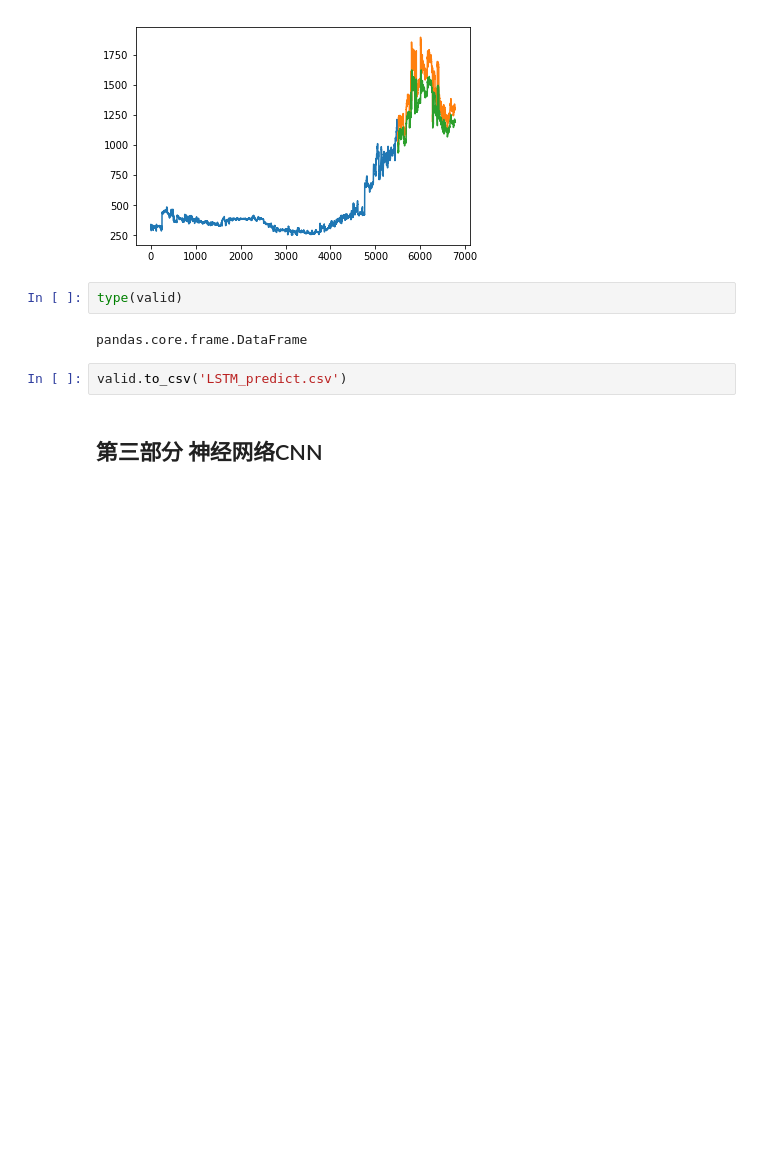
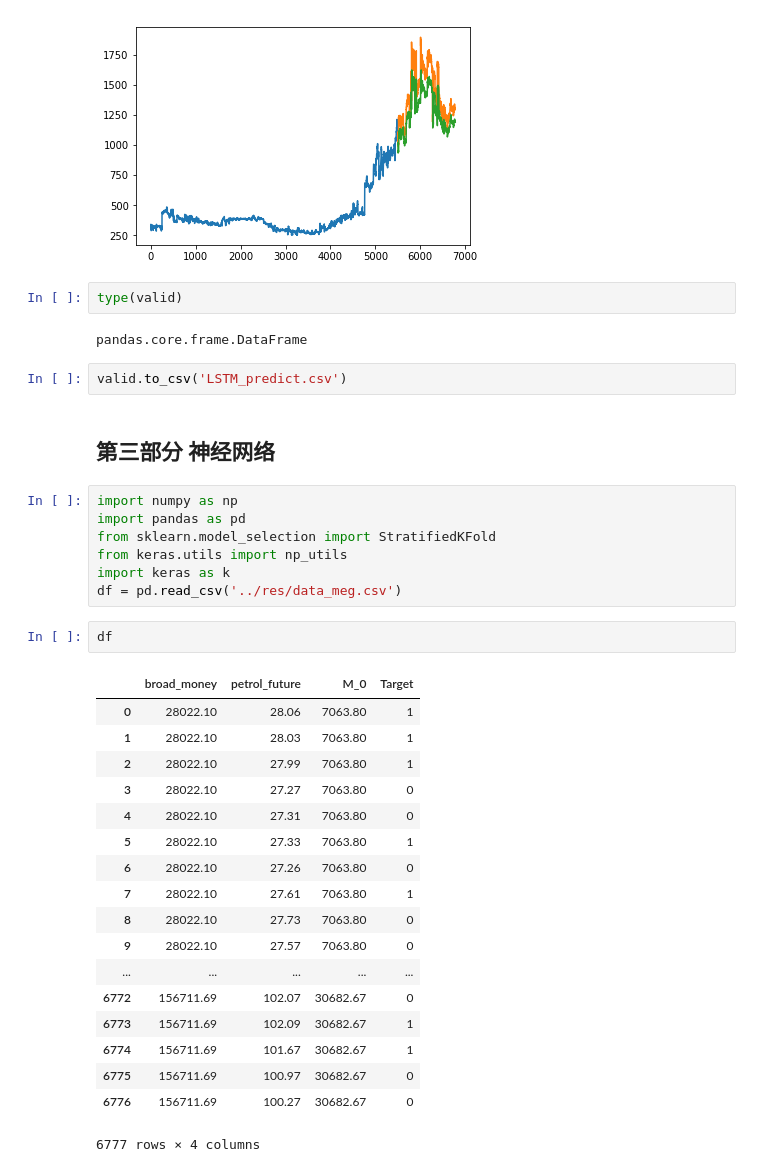
Before and after one commit to SimpleLonely/1218, a Jupyter notebook: src/Keras.ipynb, the cells around one changed output. Saved outputs shown, nothing was run; the diff lists cells and outputs as text; blank space fills up the shorter version.

```diff
--- a/src/Keras.ipynb
+++ b/src/Keras.ipynb
@@ -192,4 +192,32 @@ pandas.core.frame.DataFrame
 # %%
 valid.to_csv('LSTM_predict.csv')
 # %% [markdown]
-## 第三部分 神经网络CNN
+## 第三部分 神经网络
+# %%
+import numpy as np
+import pandas as pd
+from sklearn.model_selection import StratifiedKFold
+from keras.utils import np_utils
+import keras as k
+df = pd.read_csv('../res/data_meg.csv')
+# %%
+df
+# %% [output]
+|  | broad_money | petrol_future | M_0 | Target |
+| 0 | 28022.10 | 28.06 | 7063.80 | 1 |
+| 1 | 28022.10 | 28.03 | 7063.80 | 1 |
+| 2 | 28022.10 | 27.99 | 7063.80 | 1 |
+| 3 | 28022.10 | 27.27 | 7063.80 | 0 |
+| 4 | 28022.10 | 27.31 | 7063.80 | 0 |
+| 5 | 28022.10 | 27.33 | 7063.80 | 1 |
+| 6 | 28022.10 | 27.26 | 7063.80 | 0 |
+| 7 | 28022.10 | 27.61 | 7063.80 | 1 |
+| 8 | 28022.10 | 27.73 | 7063.80 | 0 |
+| 9 | 28022.10 | 27.57 | 7063.80 | 0 |
+| ... | ... | ... | ... | ... |
+| 6772 | 156711.69 | 102.07 | 30682.67 | 0 |
+| 6773 | 156711.69 | 102.09 | 30682.67 | 1 |
+| 6774 | 156711.69 | 101.67 | 30682.67 | 1 |
+| 6775 | 156711.69 | 100.97 | 30682.67 | 0 |
+| 6776 | 156711.69 | 100.27 | 30682.67 | 0 |
+6777 rows × 4 columns
```
Also changed, not shown: parts of 4 cells of this notebook, 1 other file.
